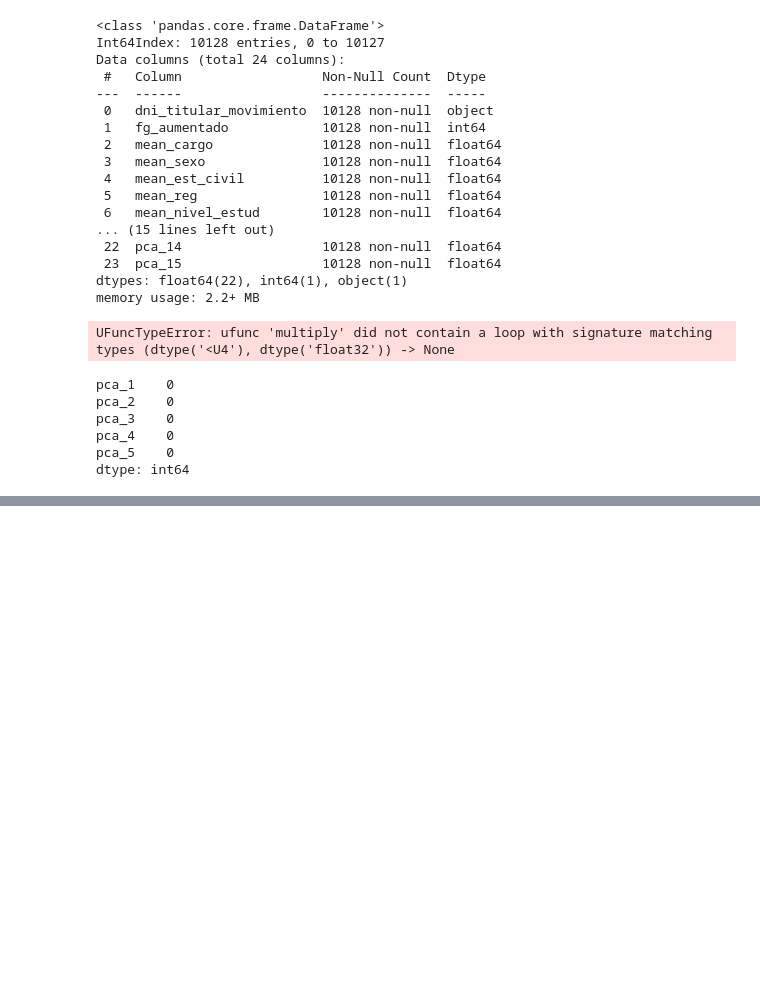
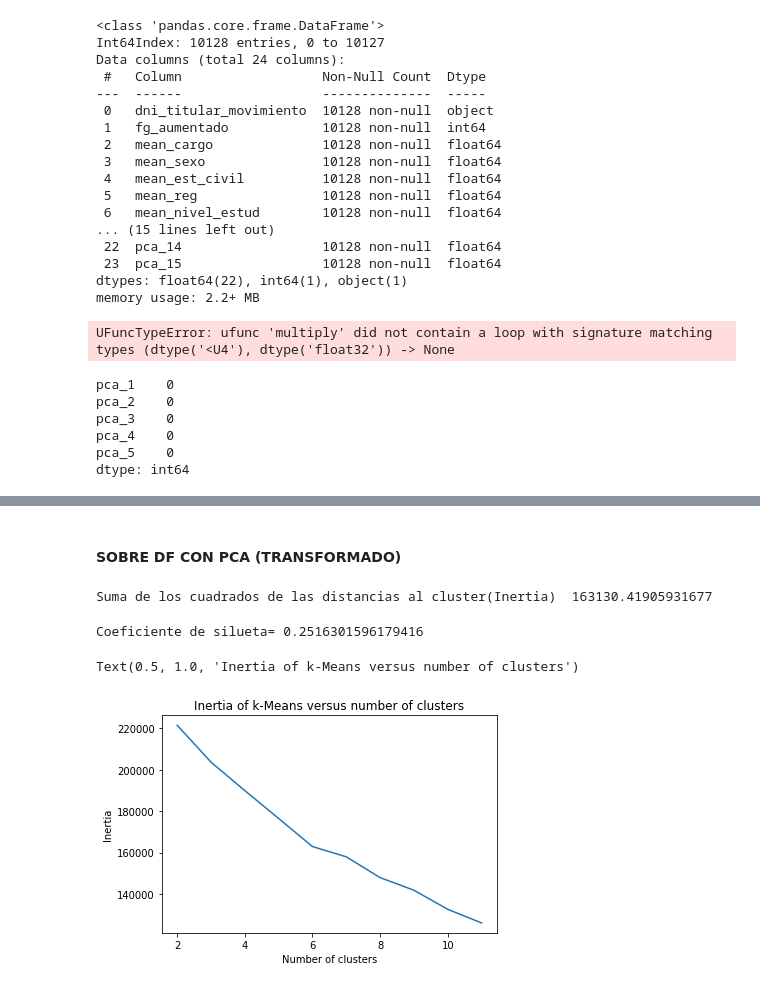
Before and after one commit to JIBarrionuevoGaltier/DiploDatos_2021_Mentoria_Grupo_2, a Jupyter notebook: notebooks_tp5/trabajo_practico_5_grupo2.ipynb, the cells around one changed output, grey strips where cells are left out. Cells and saved outputs as stored; diff of their text form; code cells hidden in the pictures; blank space fills up the shorter version.

Commit message:
Algo de k-means, falta seguirlo

```diff
--- a/notebooks_tp5/trabajo_practico_5_grupo2.ipynb
+++ b/notebooks_tp5/trabajo_practico_5_grupo2.ipynb
@@ -370,0 +365,30 @@ usando el monto y la fecha del monto de moviento.
+# %% [markdown]
+#### SOBRE DF CON PCA (TRANSFORMADO)
+# %%
+# Número de clusters buscado
+n_clust = 6
+
+km = KMeans(n_clusters=n_clust)
+km.fit(df_final.drop(columns = [dni]))
+
+# Recuperacion de etiquetas
+clusters = km.labels_
+print('Suma de los cuadrados de las distancias al cluster(Inertia) ', km.inertia_)
+# %% [output]
+Suma de los cuadrados de las distancias al cluster(Inertia)  163130.41905931677
+# %%
+X = df_final.drop(columns = [dni]).values
+print('Coeficiente de silueta =', silhouette_score(X, cluster_labels))
+# %% [output]
+Coeficiente de silueta= 0.2516301596179416
+# %%
+#Prueba: para elegir el hiperparámetro n_clusters, variando de 2 a 11 clusters
+scores = [KMeans(n_clusters=i).fit(df_final.drop(columns = [dni])).inertia_ for i in range(2,12)]
+
+plt.plot(np.arange(2, 12), scores)
+plt.xlabel('Number of clusters')
+plt.ylabel("Inertia")
+plt.title("Inertia of k-Means versus number of clusters")
+# %% [output]
+Text(0.5, 1.0, 'Inertia of k-Means versus number of clusters')
+[figure, added]
```
Also changed, not shown: parts of 23 cells of this notebook.
